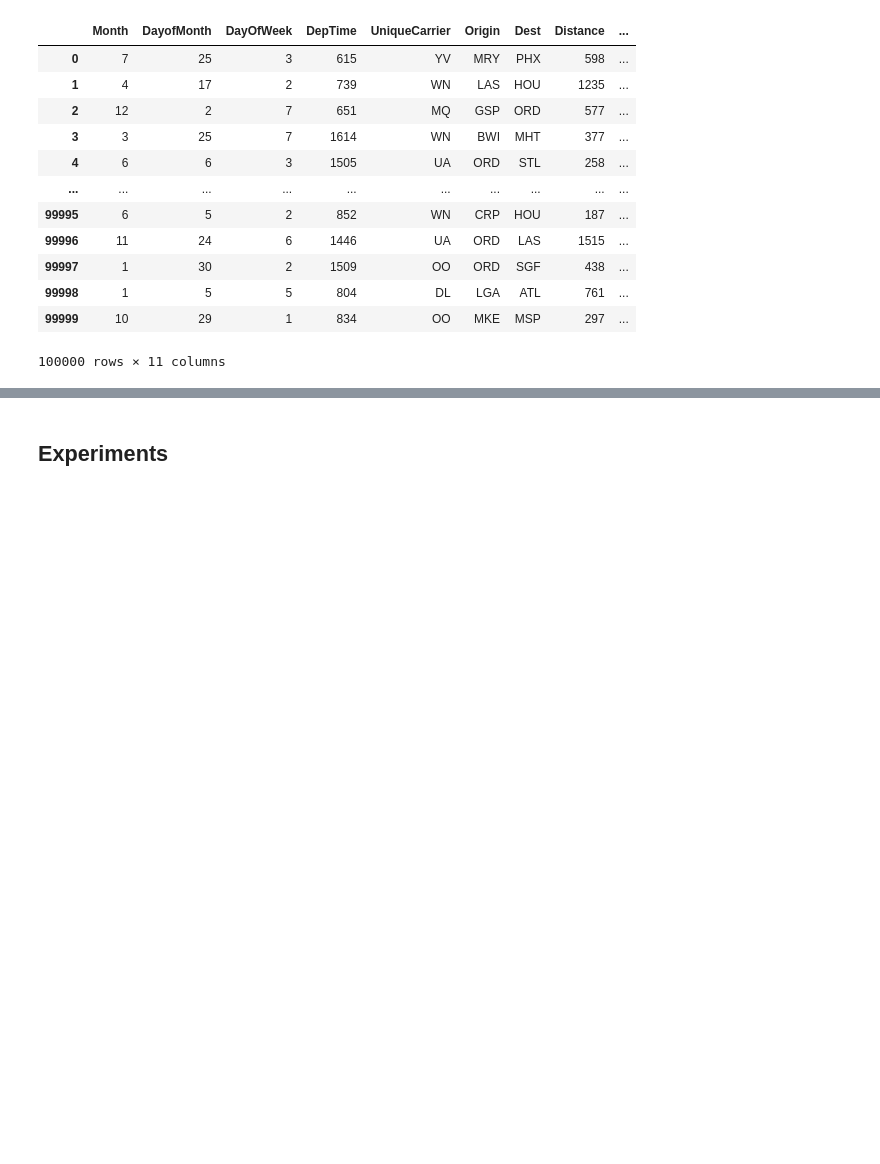
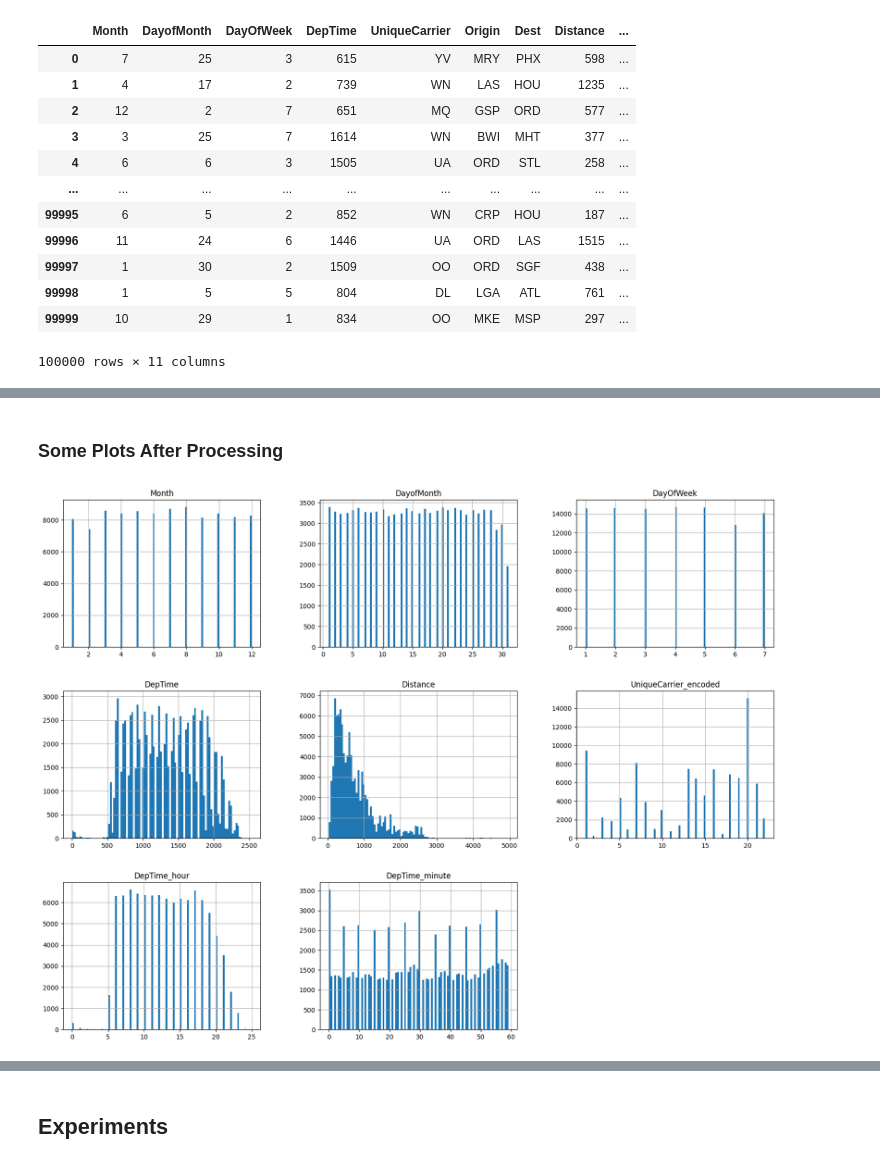
Before and after one commit to RJHXA/flight-delays-kaggle, a Jupyter notebook: main.ipynb, the cells around one changed output, grey strips where cells are left out. Saved outputs shown, nothing was run; the diff lists cells and outputs as text; code cells hidden in the pictures; blank space fills up the shorter version.

Commit message:
Adding new features and new tests

```diff
--- a/main.ipynb
+++ b/main.ipynb
@@ -41,6 +43,19 @@ def prepare_df(train, test, cols):
     x_test = test.drop(cols, axis=1)
 
     return x_train, x_test
+# %%
+def convert_period(hour):
+    aux = ''
+    if hour >= 6 and hour < 12:
+        aux = 'morning'
+    elif hour >= 12 and hour < 18:
+        aux = 'afternoon'
+    elif hour >= 18 and hour < 24:
+        aux = 'night'
+    else:
+        aux = 'dawn'
+
+    return aux
 # %% [markdown]
 ## Exploraty Data Analysis (EDA)
 # %%
@@ -374,3 +235,6 @@ plt.show()
 # %%
 train['Route'] =  train['Origin'] + "_" + train['Dest']
 test['Route'] =  test['Origin'] + "_" + test['Dest']
+# %%
+train['Time_period'] = train['DepTime_hour'].apply(convert_period)
+test['Time_period'] = test['DepTime_hour'].apply(convert_period)
@@ -377,3 +250,14 @@ test['Route'] =  test['Origin'] + "_" + test['Dest']
+# %%
+train['Route_Hour'] = train['Route'] + '_' + train['DepTime_hour'].astype('str')
+test['Route_Hour'] = test['Route'] + '_' + test['DepTime_hour'].astype('str')
+# %%
+train['Carrier_Origin'] = train['UniqueCarrier'] + "_" + train['Origin']
+train['Carrier_Dest'] = train['UniqueCarrier'] + "_" + train['Dest']
+train['Carrier_DepHour'] = train['UniqueCarrier'] + '_' + train['DepTime_hour'].astype('str')
+
+test['Carrier_Origin'] = test['UniqueCarrier'] + "_" + test['Origin']
+test['Carrier_Dest'] = test['UniqueCarrier'] + "_" + test['Dest']
+test['Carrier_DepHour'] = test['UniqueCarrier'] + '_' + test['DepTime_hour'].astype('str')
 # %%
 train
 # %% [output]
@@ -408,0 +378,8 @@ test
+# %% [markdown]
+### Some Plots After Processing
+# %%
+train.hist(bins=100, figsize=(20,15))
+plt.grid()
+plt.show()
+# %% [output]
+[figure, added]
```
Also changed, not shown: parts of 49 cells of this notebook, 5 other files.
